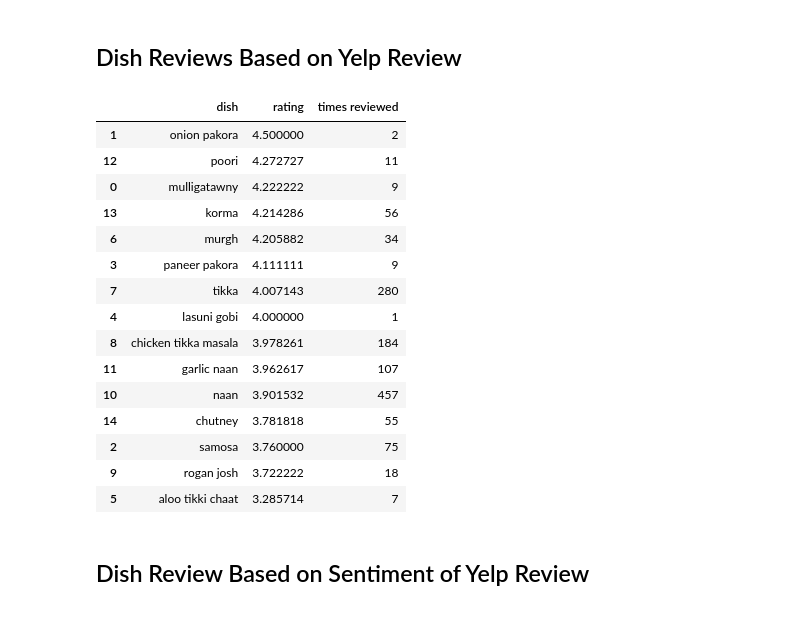
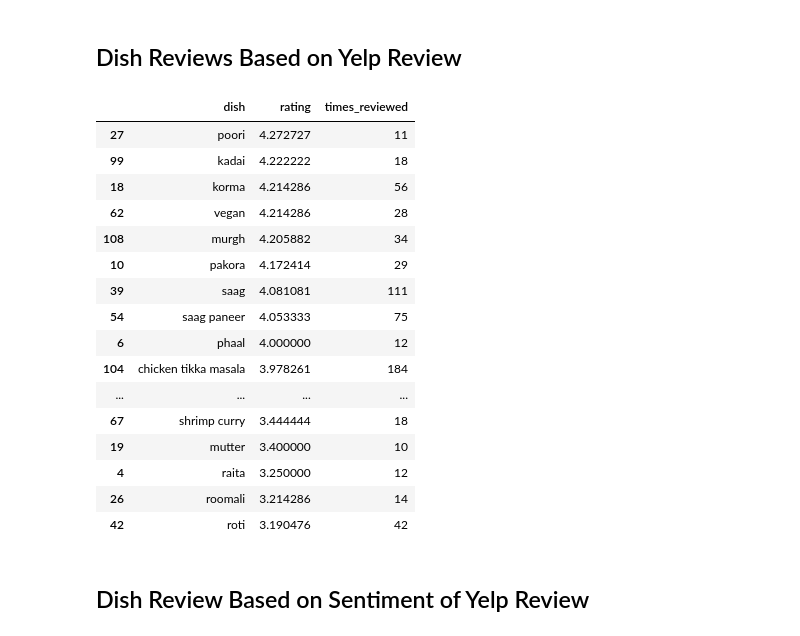
Before and after one commit to jakedaford/Scrapy_project_yelp, a Jupyter notebook: Review_of_menu_item_Dhaba.ipynb, the cells around one changed output. Drawn from its saved outputs; the diff is of its cells as text; code cells hidden in the pictures.

```diff
--- a/Review_of_menu_item_Dhaba.ipynb
+++ b/Review_of_menu_item_Dhaba.ipynb
@@ -18,2 +19,35 @@ sample_menu = ['mulligatawny', 'onion pakora', 'samosa', 'paneer pakora',
+# %%
+sample_menu = ['mulligatawny', 'pakora', 'batata vada', 'chilli masala',
+               'samosa', 'kaju', 'paneer pakora', 'baingan',
+               'bhindi', 'lasuni gobi', 'savera', 'malai wai',
+               'taash kabab', 'kalmi kabab', 'tangri kabab', 'reshmi',
+               'murgh kabab', 'mustard chicken tikka', 'fish amritsari',
+               'luchi', 'chapli kabab', 'vada pao', 'pab bhaji',
+               'chili pao', 'khurchan pao', 'keema pao',
+               'bhel poori', 'batata sev poori', 'pani poori',
+               'papri chaat', 'aloo tikki chaat', 'samosa chaat',
+               'chole batura', 'murgh', 'murgh tandoor', 'murgh tikka',
+               'malai kabab', 'seekh kabab', 'malai kabab', 'jhinga',
+               'andrak', 'mixed grill', 'biryani', 'pulav', 'pulao',
+               'lemon rice', 'ghee rice', 'vegan', 'wadi', 'saag',
+               'bharta', 'kofta', 'mutter', 'marke paneeer', 'kali mirch',
+               'saag paneer', 'saag malai', 'kadhi', 'bhindi', 'korma',
+               'murgh', 'punjab murgh', 'methi murgh', 'bharta',
+               'chutneywala', 'kali murch', 'butter murgh',
+               'chicken tikka masala', 'murgh dahiwala', 'keema',
+               'rogan josh', 'lamb dhansak', 'bhindi gosht',
+               'dhaba goat curry', 'gao fish', 'patiala', 'sarson',
+               'shrimp curry', 'shrimp tikka', 'roomali',
+               'naan', 'garlic naan', 'onion naan', 'paneer cheese',
+               'nut naan', 'kulcha', 'paratha', 'aloo paratha',
+               'gobi paratha', 'tandoori roti', 'roti', 'maaki',
+               'poori', 'balti', 'phaal', 'madras', 'piaza', 'kadai',
+               'bhuna', 'vindaloo', 'balchao', 'korma', 'saag',
+               'jalfrezi', 'achari', 'langarwali daal', 'daal tadka',
+               'daal', 'ki daal', 'dhaba daal', 'rajma',
+               'pickels', 'papad', 'mango chutney', 'raita',
+              'chicken', 'goat', 'lamb', 'fish', 'shrimp', 'mango lassi']
+
+sample_menu = list(set(sample_menu))
 # %% [markdown]
 ## Dish Reviews Based on Yelp Review
@@ -42,25 +70,26 @@ dish_ratings = [avg_review_of_dish(item, df)[0] for item in sample_menu]
 dish_counts = [dish_count(item, df) for item in sample_menu]
 data = {'dish' : sample_menu,
        'rating' : dish_ratings,
-       'times reviewed': dish_counts}
+       'times_reviewed': dish_counts}
 dish_df = pd.DataFrame(data)
 # %%
 # dish review dataframe
-dish_df.sort_values(by = 'rating', ascending=False)
+dish_df[dish_df.times_reviewed > 9].sort_values(by = 'rating', ascending=False)
 # %% [output]
-|  | dish | rating | times reviewed |
-| 1 | onion pakora | 4.500000 | 2 |
-| 12 | poori | 4.272727 | 11 |
-| 0 | mulligatawny | 4.222222 | 9 |
-| 13 | korma | 4.214286 | 56 |
-| 6 | murgh | 4.205882 | 34 |
-| 3 | paneer pakora | 4.111111 | 9 |
-| 7 | tikka | 4.007143 | 280 |
-| 4 | lasuni gobi | 4.000000 | 1 |
-| 8 | chicken tikka masala | 3.978261 | 184 |
-| 11 | garlic naan | 3.962617 | 107 |
-| 10 | naan | 3.901532 | 457 |
-| 14 | chutney | 3.781818 | 55 |
-| 2 | samosa | 3.760000 | 75 |
-| 9 | rogan josh | 3.722222 | 18 |
-| 5 | aloo tikki chaat | 3.285714 | 7 |
+|  | dish | rating | times_reviewed |
+| 27 | poori | 4.272727 | 11 |
+| 99 | kadai | 4.222222 | 18 |
+| 18 | korma | 4.214286 | 56 |
+| 62 | vegan | 4.214286 | 28 |
+| 108 | murgh | 4.205882 | 34 |
+| 10 | pakora | 4.172414 | 29 |
+| 39 | saag | 4.081081 | 111 |
+| 54 | saag paneer | 4.053333 | 75 |
+| 6 | phaal | 4.000000 | 12 |
+| 104 | chicken tikka masala | 3.978261 | 184 |
+| ... | ... | ... | ... |
+| 67 | shrimp curry | 3.444444 | 18 |
+| 19 | mutter | 3.400000 | 10 |
+| 4 | raita | 3.250000 | 12 |
+| 26 | roomali | 3.214286 | 14 |
+| 42 | roti | 3.190476 | 42 |
```
Also changed, not shown: parts of 29 cells of this notebook, 1 other file.
